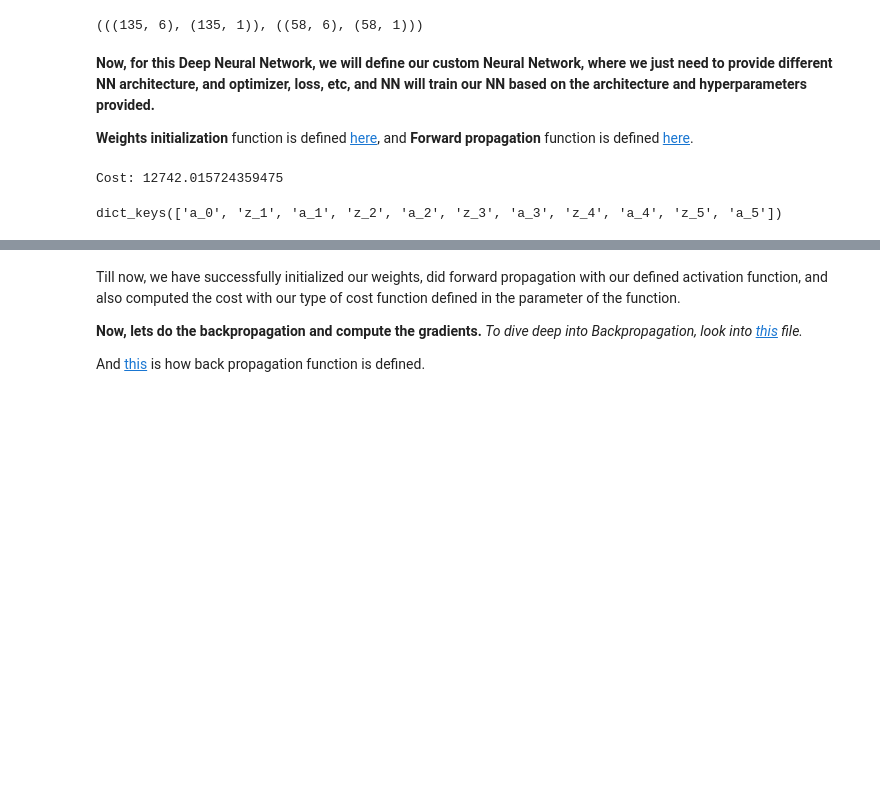
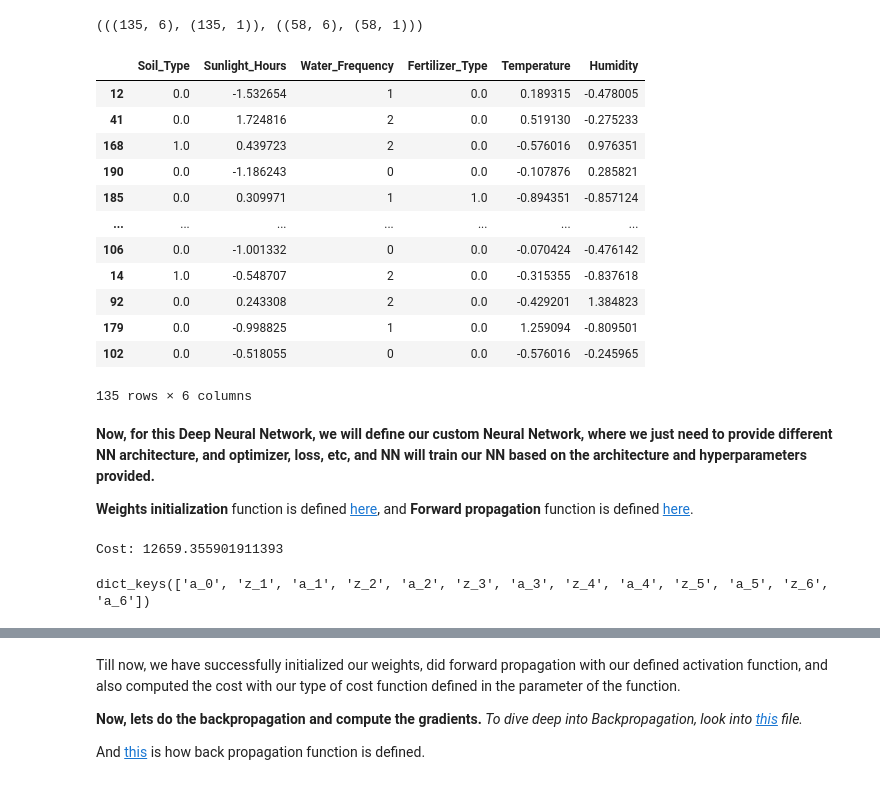
Before and after one commit to Harsh-Agarwals/Deep-Learning-Mastery, a Jupyter notebook: Neural Networks/NN-from-Scratch/neural_network_improvements.ipynb, the cells around one changed output, grey strips where cells are left out. Drawn from its saved outputs; the diff is of its cells as text; code cells hidden in the pictures; blank space fills up the shorter version.

```diff
--- a/Neural Networks/NN-from-Scratch/neural_network_improvements.ipynb
+++ b/Neural Networks/NN-from-Scratch/neural_network_improvements.ipynb
@@ -80,6 +101,22 @@ y_test = np.reshape(y_test, (y_test.shape[0], 1))
 ((X_train.shape, y_train.shape), (X_test.shape, y_test.shape))
 # %% [output]
 (((135, 6), (135, 1)), ((58, 6), (58, 1)))
+# %%
+X_train
+# %% [output]
+|  | Soil_Type | Sunlight_Hours | Water_Frequency | Fertilizer_Type | Temperature | Humidity |
+| 12 | 0.0 | -1.532654 | 1 | 0.0 | 0.189315 | -0.478005 |
+| 41 | 0.0 | 1.724816 | 2 | 0.0 | 0.519130 | -0.275233 |
+| 168 | 1.0 | 0.439723 | 2 | 0.0 | -0.576016 | 0.976351 |
+| 190 | 0.0 | -1.186243 | 0 | 0.0 | -0.107876 | 0.285821 |
+| 185 | 0.0 | 0.309971 | 1 | 1.0 | -0.894351 | -0.857124 |
+| ... | ... | ... | ... | ... | ... | ... |
+| 106 | 0.0 | -1.001332 | 0 | 0.0 | -0.070424 | -0.476142 |
+| 14 | 1.0 | -0.548707 | 2 | 0.0 | -0.315355 | -0.837618 |
+| 92 | 0.0 | 0.243308 | 2 | 0.0 | -0.429201 | 1.384823 |
+| 179 | 0.0 | -0.998825 | 1 | 0.0 | 1.259094 | -0.809501 |
+| 102 | 0.0 | -0.518055 | 0 | 0.0 | -0.576016 | -0.245965 |
+135 rows × 6 columns
 # %% [markdown]
 **Now, for this Deep Neural Network, we will define our custom Neural Network, where we just need to provide different NN architecture, and optimizer, loss, etc, and NN will train our NN based on the architecture and hyperparameters provided.**
 
@@ -90,19 +127,19 @@ from forward_propagation import forward_prop
 from back_propagation import back_propagation
 from parameters_update import parameters_update
 # %%
-layers = 5 # We can change this parameter based on our NN architecture
-layer_neurons = [6, 10, 16, 12, 4, 1]
+layers = 6 # We can change this parameter based on our NN architecture
+layer_neurons = [6, 25, 20, 18, 20, 10, 1]
 # first number is the number of features in our input data, last number is the number of neurons in our output layer
 # and, middle numbers are the number of hidden layer neurons in each layer.
 
-layer_activations = ["relu", "tanh", "tanh", "sigmoid"] # activation functions for hidden layers, and we will decide activation function for the
+layer_activations = ["tanh", "tanh", "tanh", "sigmoid", "sigmoid"] # activation functions for hidden layers, and we will decide activation function for the
 # output layer based on the loss function provided.
 
 ## This neural network has 5 layer(4 hidden, 1 outer layer) with 10, 16, 12, and 4 neurons respectively at each hidden layer.
 ## Input data has 6 features so this NN has 6 input neurons, and 1 output neuron as this is the case of binary classification(0/1)
 
 parameters = specialInitialization(neuron_layers=layer_neurons)
-learning_rate = 100
+learning_rate = 0.003
 
 """
 forward_prop(X, y, layers, layer_neurons, parameters, activation, cost_function)
@@ -124,5 +161,5 @@ activations, cost = forward_prop(X_train, y_train, layers, layer_neurons, parame
 print(f"Cost: {cost}")
 activations.keys()
 # %% [output]
-Cost: 12742.015724359475
+Cost: 12659.355901911393
-dict_keys(['a_0', 'z_1', 'a_1', 'z_2', 'a_2', 'z_3', 'a_3', 'z_4', 'a_4', 'z_5', 'a_5'])
+dict_keys(['a_0', 'z_1', 'a_1', 'z_2', 'a_2', 'z_3', 'a_3', 'z_4', 'a_4', 'z_5', 'a_5', 'z_6', 'a_6'])
```
Also changed, not shown: parts of 11 cells of this notebook, 4 other files.
